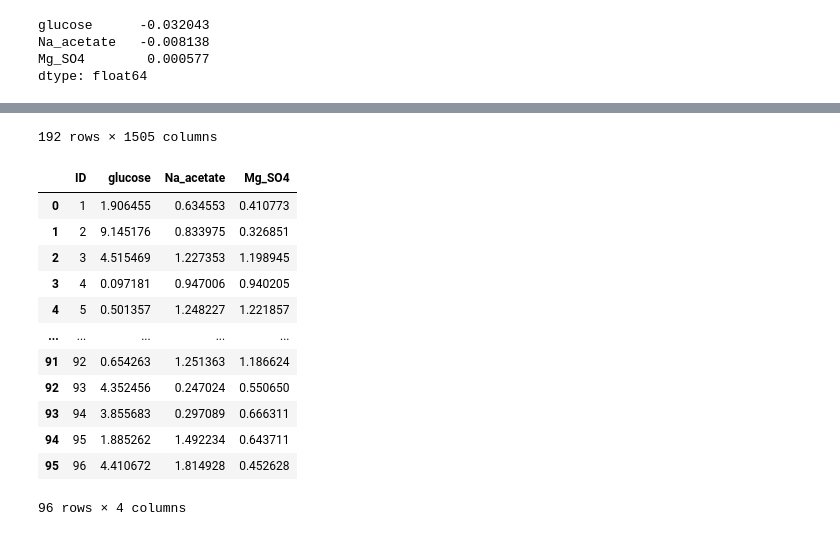
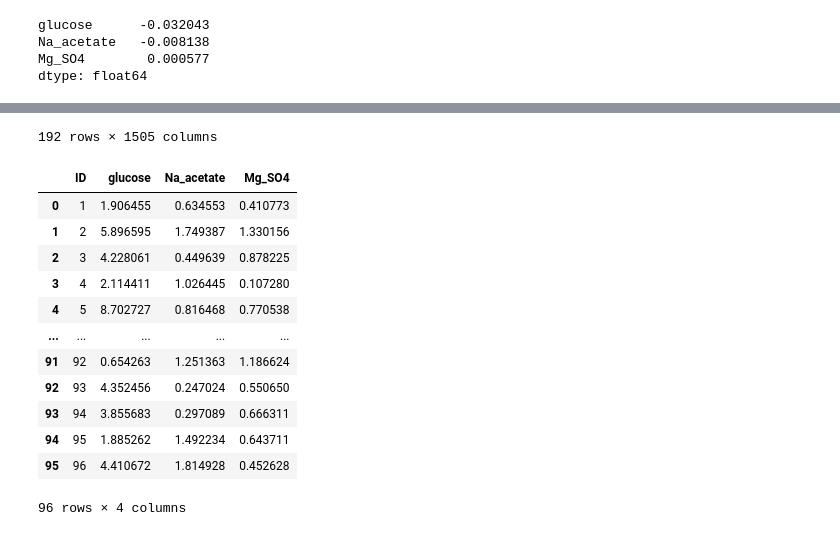
Before and after one commit to J-Brannigan/dig4bio, a Jupyter notebook: experiments/exp_001_baselines/notebook.ipynb, the cells around one changed output, grey strips where cells are left out. Drawn from its saved outputs; the diff is of its cells as text; code cells hidden in the pictures.

Commit message:
Standardising run generation logic and fixing exp_1 output grouping bug

```diff
--- a/experiments/exp_001_baselines/notebook.ipynb
+++ b/experiments/exp_001_baselines/notebook.ipynb
@@ -12,3 +18,7 @@ from sklearn.model_selection import cross_validate, GroupKFold
+# %%
+EXPERIMENT_FOLDER = EXPERIMENTS_FOLDER / "exp_001_baselines"
+run_folder = create_new_experiment_run(EXPERIMENT_FOLDER)
+shutil.copy2(EXPERIMENT_FOLDER/'notebook.ipynb',run_folder/'notebook.ipynb');
 # %%
 source_df = read_raman_file(level='processed',subfolder='source_grid_fingerprint_linear',name='source_datasets.csv')
 source_df.sample(10)
@@ -169,39 +179,39 @@ test_df[LABEL_COLUMNS] = model.predict(test_df[FINGERPRINT_COLUMNS])
 display(test_df)
 
 output_df = (
     test_df.copy()
-    .groupby(by='sample')
+    .groupby(by='sample',sort=False)
     .mean()
     .reset_index()
 )[LABEL_COLUMNS]
 
 output_df.index.name = 'ID'
 output_df = output_df.reset_index()
 output_df['ID'] +=1
-output_df.to_csv('runs/output/exp_001_baselines.csv',index=False)
+output_df.to_csv(run_folder/f'{EXPERIMENT_FOLDER.name}_{str(run_folder.name[4:])}.csv',index=False)
 output_df
 
 # Public Kaggle score of this: -1.23611
 # %% [output]
 |  | 300 | 301 | 302 | 303 | 304 | 305 | 306 | 307 | 308 | 309 | ... | ... |
 | 0 | 9459.1250 | 9440.062112 | 9440.683230 | 9403.02500 | 9325.52500 | 9295.440994 | 9269.600 | 9239.6 | 9269.279503 | 9315.65000 | ... | ... |
 | 1 | 9441.6250 | 9411.422360 | 9435.645963 | 9429.93125 | 9393.05625 | 9312.714286 | 9256.075 | 9274.2 | 9299.850932 | 9323.63125 | ... | ... |
 | 2 | 8607.1875 | 8614.714286 | 8571.857143 | 8517.23125 | 8450.35625 | 8408.726708 | 8371.900 | 8339.4 | 8352.229814 | 8381.90000 | ... | ... |
 | 3 | 8560.0625 | 8553.944099 | 8543.385093 | 8527.58750 | 8506.33750 | 8434.900621 | 8377.950 | 8374.2 | 8410.590062 | 8458.28125 | ... | ... |
 | 4 | 9432.6875 | 9347.453416 | 9321.987578 | 9321.55625 | 9347.18125 | 9274.819876 | 9216.275 | 9224.4 | 9251.919255 | 9279.65625 | ... | ... |
 | ... | ... | ... | ... | ... | ... | ... | ... | ... | ... | ... | ... | ... |
 | 187 | 9424.8750 | 9449.583851 | 9415.422360 | 9380.85000 | 9345.85000 | 9276.770186 | 9215.950 | 9187.2 | 9226.993789 | 9288.96875 | ... | ... |
 | 188 | 9286.9375 | 9219.875776 | 9218.633540 | 9176.35000 | 9091.35000 | 9072.602484 | 9057.475 | 9030.6 | 9054.521739 | 9094.01250 | ... | ... |
 | 189 | 9425.3750 | 9358.006211 | 9348.068323 | 9301.35000 | 9216.35000 | 9203.683230 | 9197.850 | 9186.6 | 9245.931677 | 9329.59375 | ... | ... |
 | 190 | 9433.0625 | 9367.043478 | 9297.478261 | 9233.82500 | 9176.32500 | 9134.068323 | 9090.300 | 9037.8 | 9117.720497 | 9246.71875 | ... | ... |
 | 191 | 9436.1875 | 9385.745342 | 9393.198758 | 9400.67500 | 9408.17500 | 9294.571429 | 9193.250 | 9162.0 | 9228.869565 | 9330.23750 | ... | ... |
 192 rows × 1505 columns
 |  | ID | glucose | Na_acetate | Mg_SO4 |
 | 0 | 1 | 1.906455 | 0.634553 | 0.410773 |
-| 1 | 2 | 9.145176 | 0.833975 | 0.326851 |
-| 2 | 3 | 4.515469 | 1.227353 | 1.198945 |
-| 3 | 4 | 0.097181 | 0.947006 | 0.940205 |
-| 4 | 5 | 0.501357 | 1.248227 | 1.221857 |
+| 1 | 2 | 5.896595 | 1.749387 | 1.330156 |
+| 2 | 3 | 4.228061 | 0.449639 | 0.878225 |
+| 3 | 4 | 2.114411 | 1.026445 | 0.107280 |
+| 4 | 5 | 8.702727 | 0.816468 | 0.770538 |
 | ... | ... | ... | ... | ... |
 | 91 | 92 | 0.654263 | 1.251363 | 1.186624 |
 | 92 | 93 | 4.352456 | 0.247024 | 0.550650 |
```
Also changed, not shown: parts of 5 cells of this notebook, 6 other files.
